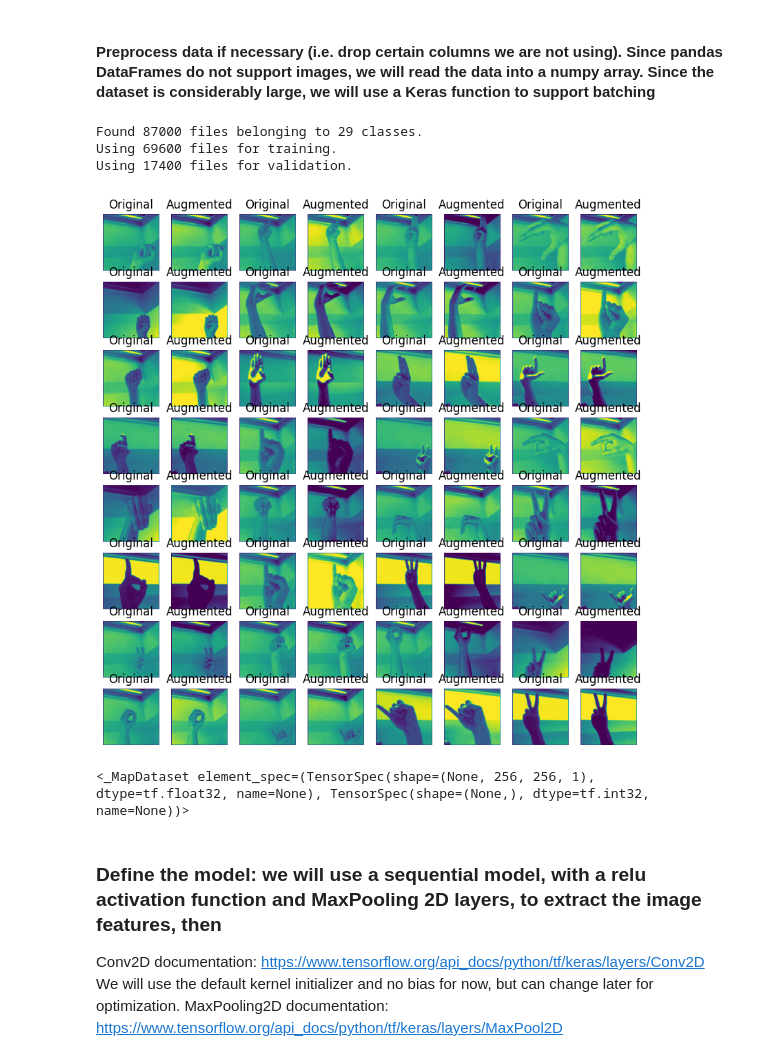
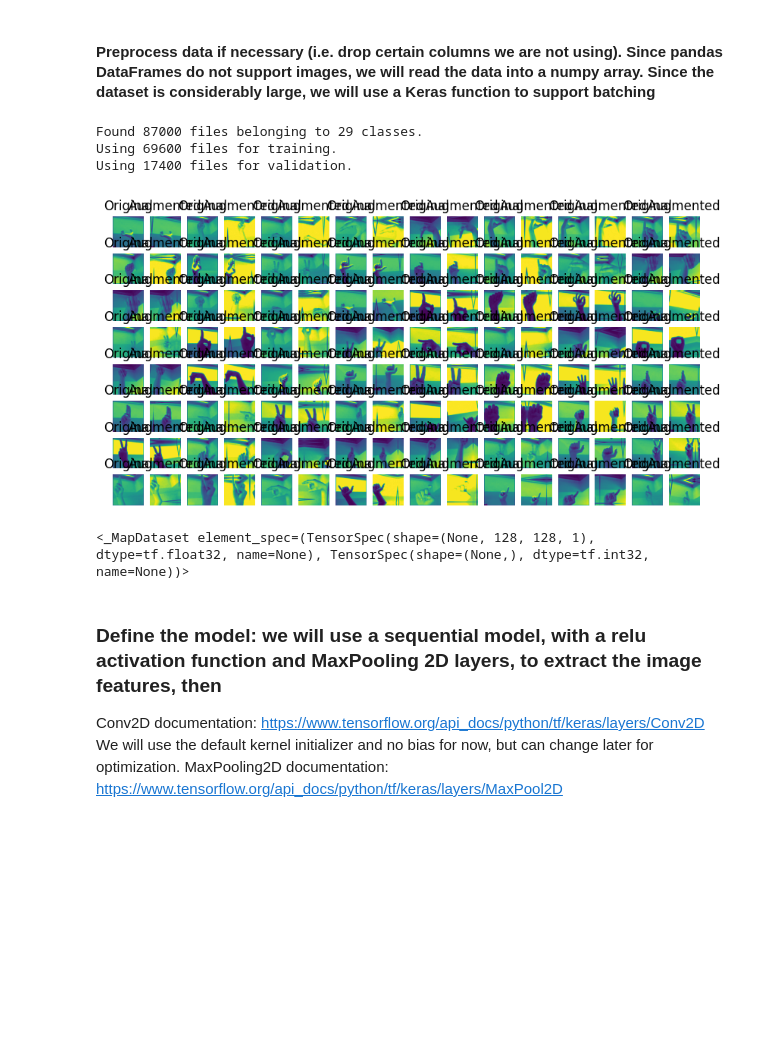
Before and after one commit to colsenmurray/GestureCar, a Jupyter notebook: data_loader/dataLoader.ipynb, the cells around one changed output. Cells and saved outputs as stored; diff of their text form; code cells hidden in the pictures; blank space fills up the shorter version.

```diff
--- a/data_loader/dataLoader.ipynb
+++ b/data_loader/dataLoader.ipynb
@@ -134,8 +134,8 @@ training_images, validation_images = keras.utils.image_dataset_from_directory(
     label_mode="int",
     class_names=None,
     color_mode="grayscale",
-    batch_size=32,
-    image_size=(256, 256),
+    batch_size=64,
+    image_size=(128, 128),
     seed=42,
     shuffle=True,
     validation_split=0.2,
@@ -146,52 +146,56 @@ def process(image, label): # for normalizing dataset
     image = tf.cast(image/255.0, tf.float32)
     return image, label
 
-brightness_layer = tf.keras.layers.RandomBrightness(factor=0.4) # factor is the range for adjustment
-contrast_layer = tf.keras.layers.RandomContrast(factor=0.6) # factor determines contrast adjustment range
-gaussian_noise_layer = tf.keras.layers.GaussianNoise(stddev=0.25)
+brightness_layer = tf.keras.layers.RandomBrightness(factor=(0, 0.5)) # factor is the range for adjustment
+contrast_layer = tf.keras.layers.RandomContrast(factor=0.5) # factor determines contrast adjustment range
+gaussian_noise_layer = tf.keras.layers.GaussianNoise(stddev=0.35)
+rotation_layer = tf.keras.layers.RandomRotation(factor=(-1/36, 1/36), fill_mode='reflect')
+translation_layer = tf.keras.layers.RandomTranslation(height_factor=(-0.2, 0.2), width_factor=(-0.2, 0.2), fill_mode='reflect')
 
 augmentation = tf.keras.Sequential([
     brightness_layer,
     contrast_layer,
-    gaussian_noise_layer
+    gaussian_noise_layer,
+    rotation_layer,
+    translation_layer
 ])
 
 # Plot the images to determine how it is currently working
 # Apply the augmentation layers to one batch of images
 for images, _ in training_images.take(1):  # Take a single batch
     augmented_images = augmentation(images, training=True)
 
     # Plot the original and augmented images side by side
     plt.figure(figsize=(10, 10))
     for i in range(len(images)):
         # Display original images
-        ax = plt.subplot(8, 8, i * 2 + 1)
+        ax = plt.subplot(16, 16, i * 2 + 1)
         plt.imshow(images[i].numpy().astype("uint8"))
         plt.title("Original")
         plt.axis("off")
 
         # Display augmented images
-        ax = plt.subplot(8, 8, i * 2 + 2)
+        ax = plt.subplot(16, 16, i * 2 + 2)
         plt.imshow(augmented_images[i].numpy().astype("uint8"))
         plt.title("Augmented")
         plt.axis("off")
 
     plt.show()
 
 training_images = training_images.map(lambda x, y: (augmentation(x, training=True), y))
 
 # Normalize dataset to lead to faster convergence of the model - https://stackoverflow.com/questions/63572451/normalizing-batchdataset-in-tensorflow-2-3
 training_images = training_images.map(process)
 validation_images = validation_images.map(process)
 # %% [output]
 Found 87000 files belonging to 29 classes.
 Using 69600 files for training.
 Using 17400 files for validation.
-[figure, old version]
+[figure, new version]
 # %%
 print(training_images)
 # %% [output]
-<_MapDataset element_spec=(TensorSpec(shape=(None, 256, 256, 1), dtype=tf.float32, name=None), TensorSpec(shape=(None,), dtype=tf.int32, name=None))>
+<_MapDataset element_spec=(TensorSpec(shape=(None, 128, 128, 1), dtype=tf.float32, name=None), TensorSpec(shape=(None,), dtype=tf.int32, name=None))>
 # %% [markdown]
 ### Define the model: we will use a sequential model, with a relu activation function and MaxPooling 2D layers, to extract the image features, then  ###
 
```
Also changed, not shown: parts of 5 cells of this notebook, 1 other file.
